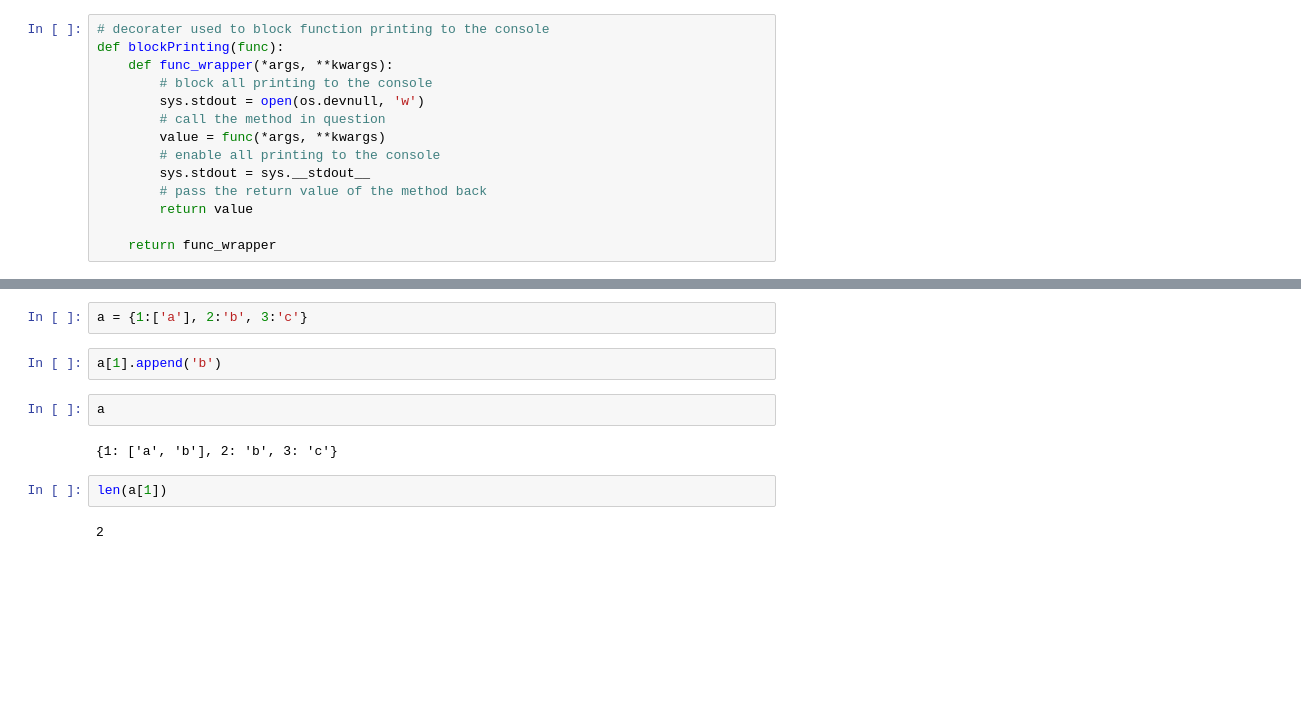
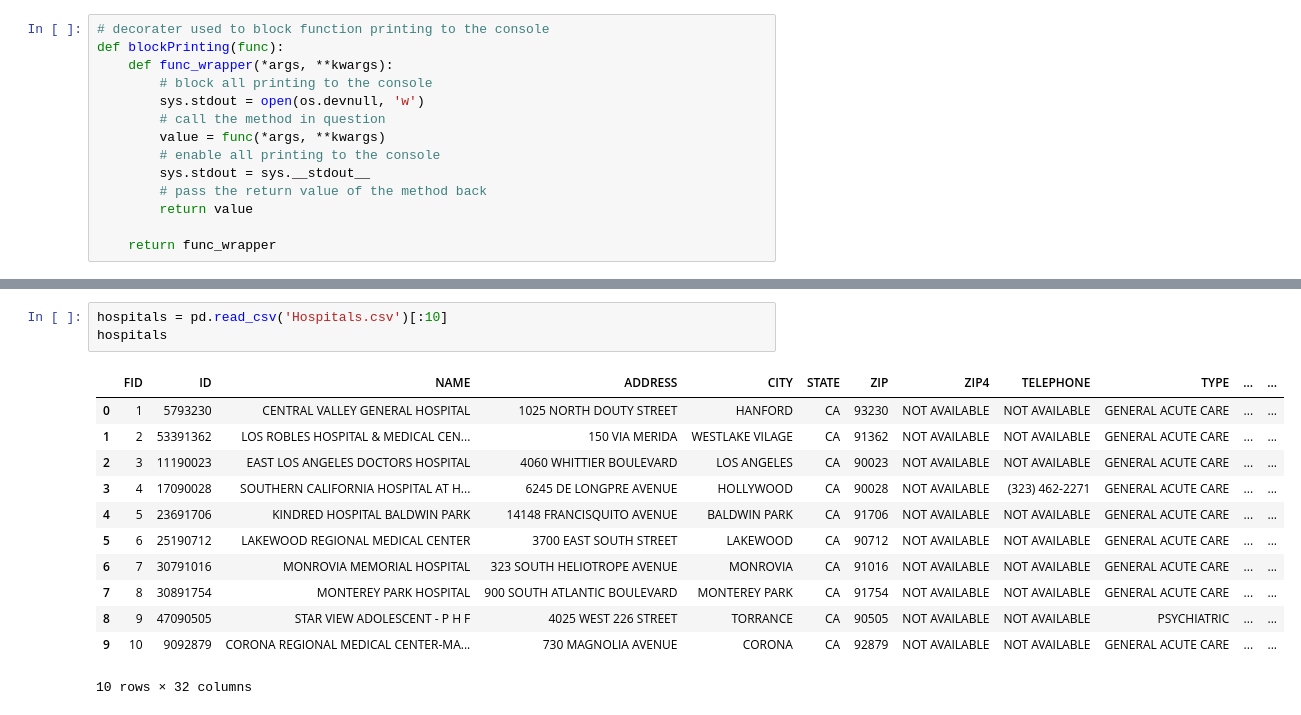
Before and after one commit to khuyentran1401/Voronoi-diagram, a Jupyter notebook: plot.ipynb, the cells around one changed output, grey strips where cells are left out. Saved outputs shown, nothing was run; the diff lists cells and outputs as text; blank space fills up the shorter version.

```diff
--- a/plot.ipynb
+++ b/plot.ipynb
@@ -272,12 +101,16 @@ vs [[-1.5         0.5       ]
-# %%
-a = {1:['a'], 2:'b', 3:'c'}
-# %%
-a[1].append('b')
-# %%
-a
-# %% [output]
-{1: ['a', 'b'], 2: 'b', 3: 'c'}
-# %%
-len(a[1])
-# %% [output]
-2
+# %%
+hospitals = pd.read_csv('Hospitals.csv')[:10]
+hospitals
+# %% [output]
+|  | FID | ID | NAME | ADDRESS | CITY | STATE | ZIP | ZIP4 | TELEPHONE | TYPE | ... | ... |
+| 0 | 1 | 5793230 | CENTRAL VALLEY GENERAL HOSPITAL | 1025 NORTH DOUTY STREET | HANFORD | CA | 93230 | NOT AVAILABLE | NOT AVAILABLE | GENERAL ACUTE CARE | ... | ... |
+| 1 | 2 | 53391362 | LOS ROBLES HOSPITAL & MEDICAL CEN... | 150 VIA MERIDA | WESTLAKE VILAGE | CA | 91362 | NOT AVAILABLE | NOT AVAILABLE | GENERAL ACUTE CARE | ... | ... |
+| 2 | 3 | 11190023 | EAST LOS ANGELES DOCTORS HOSPITAL | 4060 WHITTIER BOULEVARD | LOS ANGELES | CA | 90023 | NOT AVAILABLE | NOT AVAILABLE | GENERAL ACUTE CARE | ... | ... |
+| 3 | 4 | 17090028 | SOUTHERN CALIFORNIA HOSPITAL AT H... | 6245 DE LONGPRE AVENUE | HOLLYWOOD | CA | 90028 | NOT AVAILABLE | (323) 462-2271 | GENERAL ACUTE CARE | ... | ... |
+| 4 | 5 | 23691706 | KINDRED HOSPITAL BALDWIN PARK | 14148 FRANCISQUITO AVENUE | BALDWIN PARK | CA | 91706 | NOT AVAILABLE | NOT AVAILABLE | GENERAL ACUTE CARE | ... | ... |
+| 5 | 6 | 25190712 | LAKEWOOD REGIONAL MEDICAL CENTER | 3700 EAST SOUTH STREET | LAKEWOOD | CA | 90712 | NOT AVAILABLE | NOT AVAILABLE | GENERAL ACUTE CARE | ... | ... |
+| 6 | 7 | 30791016 | MONROVIA MEMORIAL HOSPITAL | 323 SOUTH HELIOTROPE AVENUE | MONROVIA | CA | 91016 | NOT AVAILABLE | NOT AVAILABLE | GENERAL ACUTE CARE | ... | ... |
+| 7 | 8 | 30891754 | MONTEREY PARK HOSPITAL | 900 SOUTH ATLANTIC BOULEVARD | MONTEREY PARK | CA | 91754 | NOT AVAILABLE | NOT AVAILABLE | GENERAL ACUTE CARE | ... | ... |
+| 8 | 9 | 47090505 | STAR VIEW ADOLESCENT - P H F | 4025 WEST 226 STREET | TORRANCE | CA | 90505 | NOT AVAILABLE | NOT AVAILABLE | PSYCHIATRIC | ... | ... |
+| 9 | 10 | 9092879 | CORONA REGIONAL MEDICAL CENTER-MA... | 730 MAGNOLIA AVENUE | CORONA | CA | 92879 | NOT AVAILABLE | NOT AVAILABLE | GENERAL ACUTE CARE | ... | ... |
+10 rows × 32 columns
```
Also changed, not shown: parts of 22 cells of this notebook, 2 other files.
